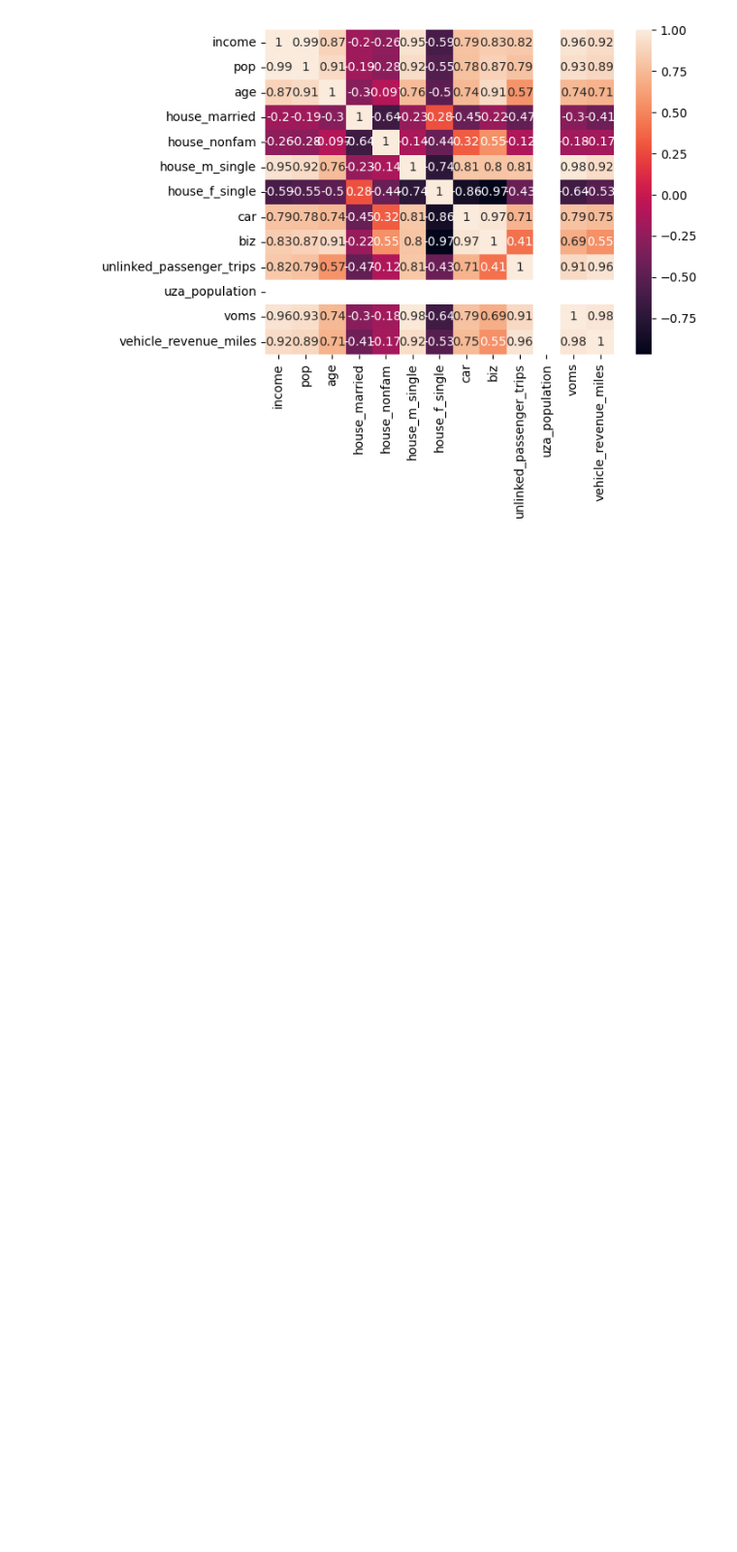
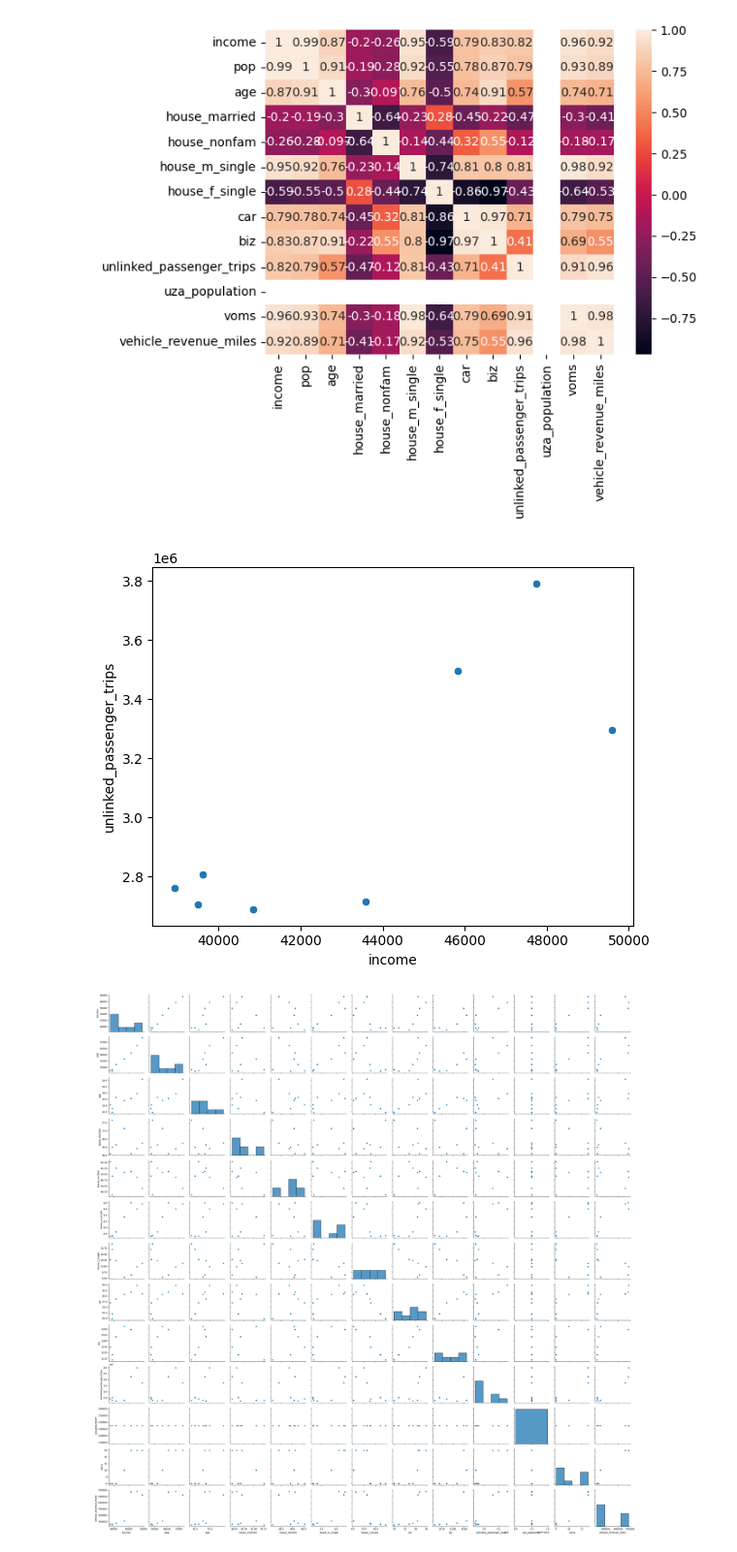
Before and after one commit to hudyu17/transit-model, a Jupyter notebook: model/notebooks/visualization.ipynb, the cells around one changed output. Shown at 97% size. Drawn from its saved outputs; the diff is of its cells as text; code cells hidden in the pictures; blank space fills up the shorter version.

```diff
--- a/model/notebooks/visualization.ipynb
+++ b/model/notebooks/visualization.ipynb
@@ -32,3 +39,24 @@ sns.heatmap(corr_matrix, annot=True)
 plt.show()
 # %% [output]
 [figure]
+# %%
+df = eugene
+
+# Scatterplot of Unlinked Passenger Trips vs. Income
+sns.scatterplot(data=df, x='income', y='unlinked_passenger_trips')
+plt.show()
+
+# Pairplot of all variables
+sns.pairplot(data=df)
+plt.show()
+
+# Correlation heatmap
+sns.heatmap(data=df.corr(), annot=True)
+plt.show()
+
+# Barplot of Average Unlinked Passenger Trips by Year
+sns.barplot(data=df, x=df.index, y='unlinked_passenger_trips')
+plt.show()
+# %% [output]
+[figure, added]
+[figure, added]
```
Also changed, not shown: parts of 3 cells of this notebook, 9 other files.
